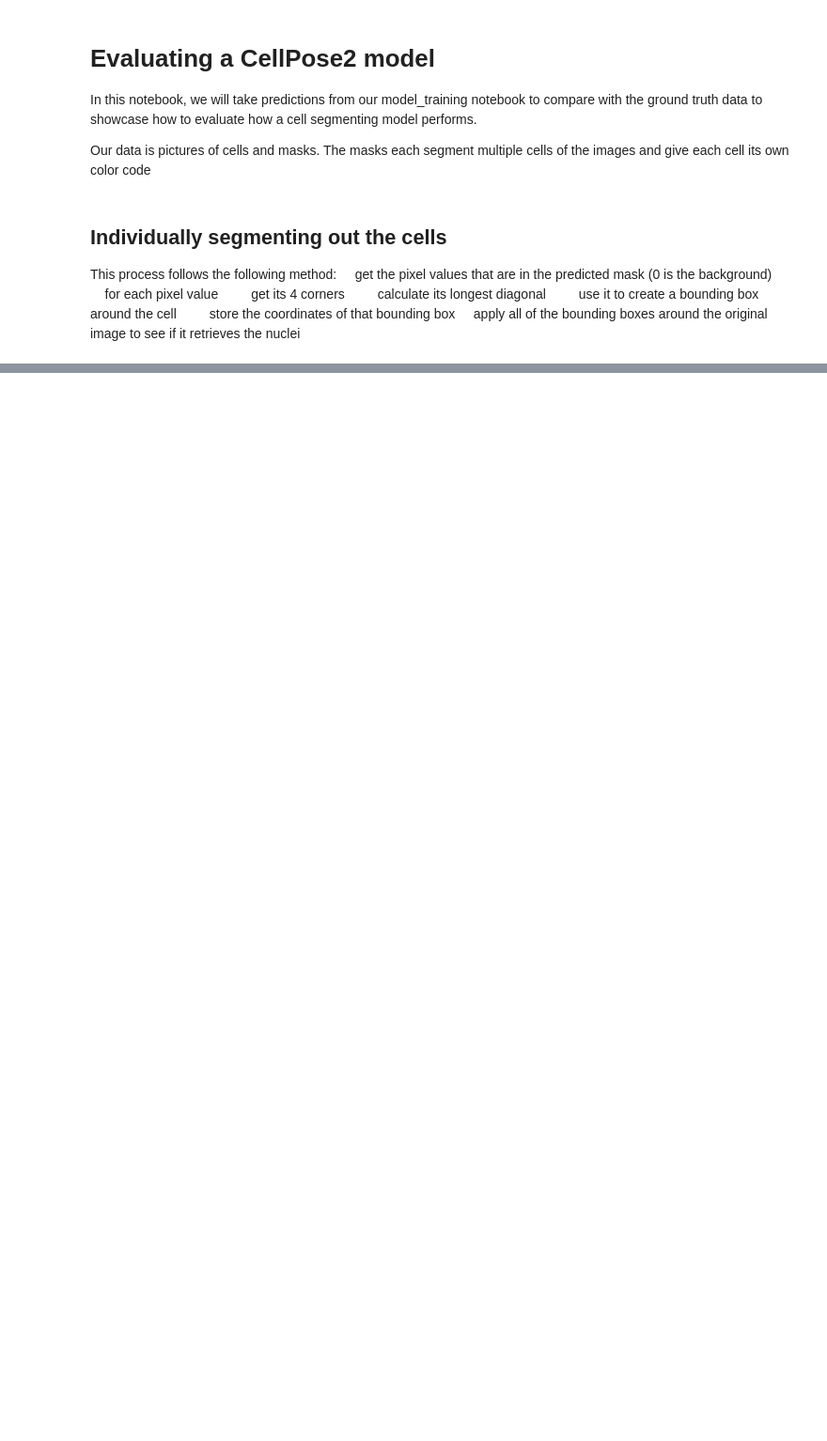
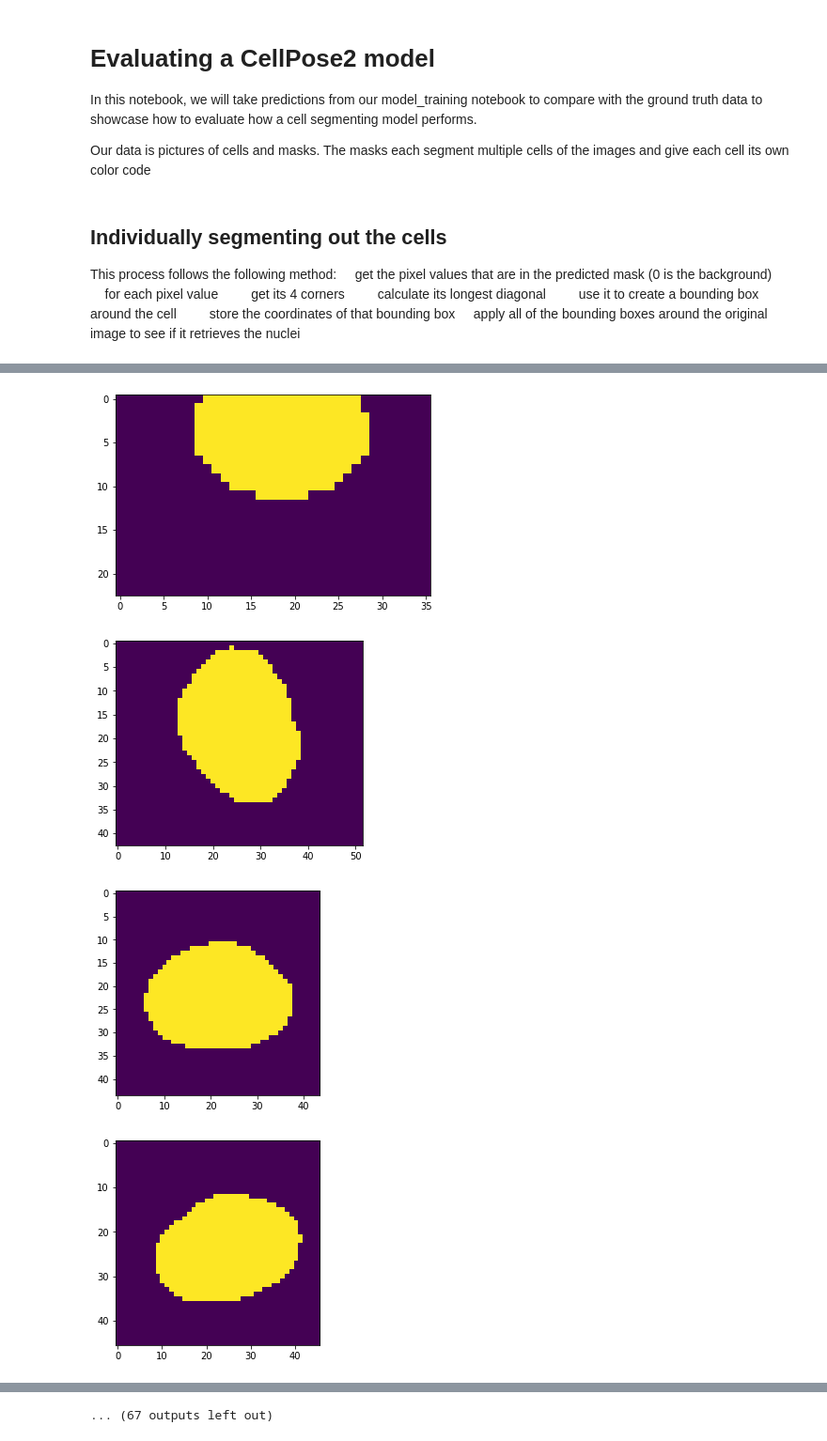
Before and after one commit to rzuberi/cell-SCT, a Jupyter notebook: segmentation/seg_model_evaluation.ipynb, the cells around one changed output, grey strips where cells are left out. Shown: that part at 94% size. Saved outputs shown, nothing was run; the diff lists cells and outputs as text; code cells hidden in the pictures; blank space fills up the shorter version.

```diff
--- a/segmentation/seg_model_evaluation.ipynb
+++ b/segmentation/seg_model_evaluation.ipynb
@@ -160,0 +194,12 @@ def get_img_crops(img,list_of_coordinates):
+# %%
+cell_crop_coordinates_test = get_cell_crop_coordinates(predicted_test_masks[0])
+crops_test = get_img_crops(predicted_test_masks[0],cell_crop_coordinates_test)
+# %%
+for crop in crops_test:
+    plt.imshow(crop)
+    plt.show()
+# %% [output]
+[figure, added]
+[figure, added]
+[figure, added]
+[figure, added]
@@ -160,0 +214 @@ def get_img_crops(img,list_of_coordinates):
+... (67 outputs left out)
```
Also changed, not shown: parts of 4 cells of this notebook, 4 other files.
